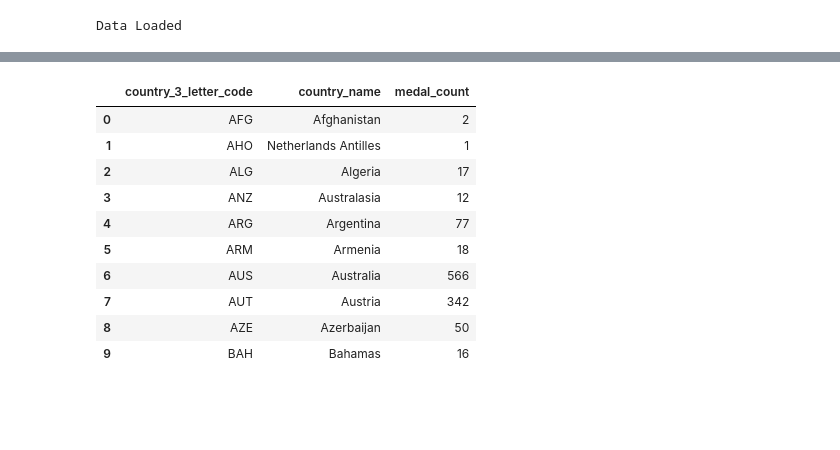
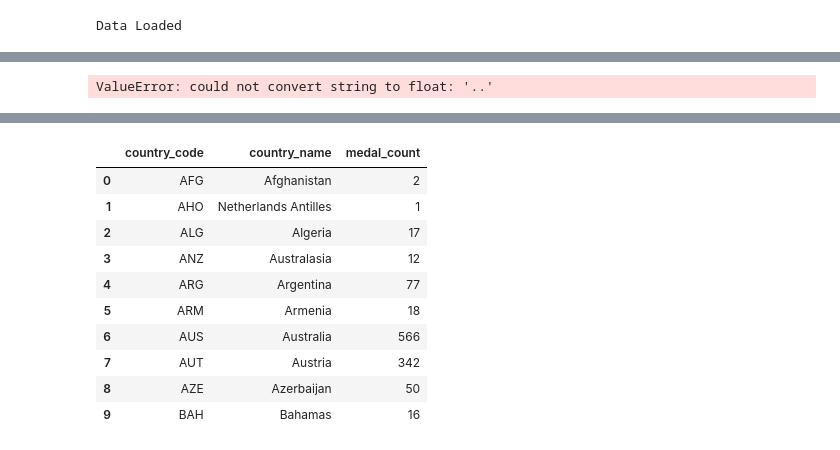
Before and after one commit to JimGile/group3-project1, a Jupyter notebook: src/jg_merge_datasets.ipynb, the cells around one changed output, grey strips where cells are left out. Cells and saved outputs as stored; diff of their text form; code cells hidden in the pictures; blank space fills up the shorter version.

Commit message:
merged data

```diff
--- a/src/jg_merge_datasets.ipynb
+++ b/src/jg_merge_datasets.ipynb
@@ -123,3 +102,15 @@ memory usage: 1.1+ MB
+# %%
+df_nutrition = pd.read_csv('../data/World_Bank/food_nutrition_2017.csv', encoding = "ISO-8859-1")
+df_nutrition['Percent of the population who cannot afford sufficient calories [CoCA_headcount]'] = df_nutrition['Percent of the population who cannot afford sufficient calories [CoCA_headcount]'].astype(float)
+df_nutrition['Percent of the population who cannot afford nutrient adequacy [CoNA_headcount]'] = df_nutrition['Percent of the population who cannot afford nutrient adequacy [CoNA_headcount]'].astype(float)
+df_nutrition['Percent of the population who cannot afford a healthy diet [CoHD_headcount]'] = df_nutrition['Percent of the population who cannot afford a healthy diet [CoHD_headcount]'].astype(float)
+df_nutrition['Millions of people who cannot afford sufficient calories [CoCA_unafford_n]'] = df_nutrition['Millions of people who cannot afford sufficient calories [CoCA_unafford_n]'].astype(float)
+df_nutrition['Millions of people who cannot afford nutrient adequacy [CoNA_unafford_n]'] = df_nutrition['Millions of people who cannot afford nutrient adequacy [CoNA_unafford_n]'].astype(float)
+df_nutrition['Population [Pop]'] = df_nutrition['Population [Pop]'].astype(float)
+#df_nutrition[['Percent of the population who cannot afford sufficient calories [CoCA_headcount]', 'Percent of the population who cannot afford nutrient adequacy [CoNA_headcount]']].astype(float)
+df_nutrition.info()
+# %% [output]
+ValueError: could not convert string to float: '..'
 # %%
 # Get list of unique nutrition countries
 nut_country_list = df_nutrition['Country Name'].sort_values(ascending=True).unique()
@@ -167,14 +158,14 @@ df_medals_season_country.head(10)
 | 9 | Summer | ALG | Algeria | Athletics | high jump men | Men | BRONZE | ... |
 # %%
 drop_medal_cols = ['game_season', 'discipline_title', 'event_title', 'event_gender', 'medal_type']
-group_medal_cols = ['country_3_letter_code', 'country_name']
+group_medal_cols = ['country_code', 'country_name']
 df_medals_country_only = df_medals_season_country.drop(columns=drop_medal_cols).groupby(
     group_medal_cols
 )['medal_count'].sum().reset_index()
 df_medals_country_only.to_csv('../data/kaggle/olympic-games-medals/total_medals_by_country.csv', index=False)
 df_medals_country_only.head(10)
 # %% [output]
-|  | country_3_letter_code | country_name | medal_count |
+|  | country_code | country_name | medal_count |
 | 0 | AFG | Afghanistan | 2 |
 | 1 | AHO | Netherlands Antilles | 1 |
 | 2 | ALG | Algeria | 17 |
```
Also changed, not shown: parts of 7 cells of this notebook.
